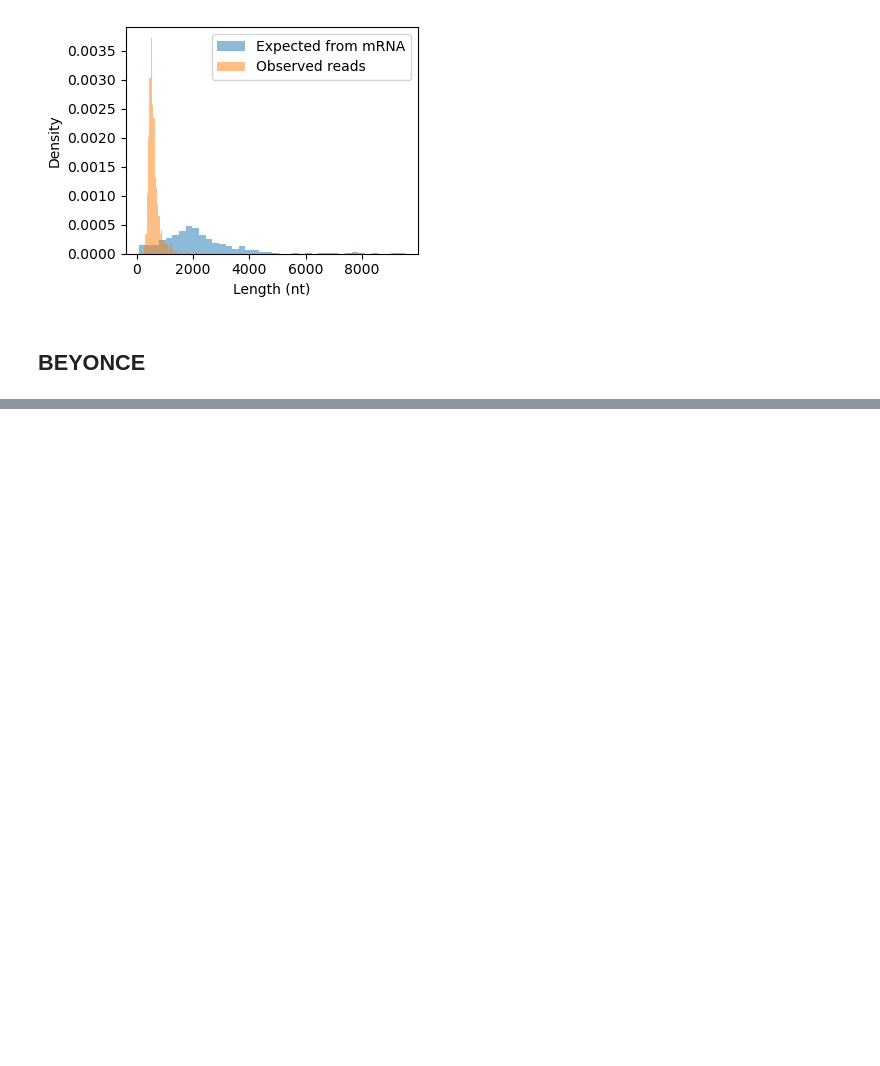
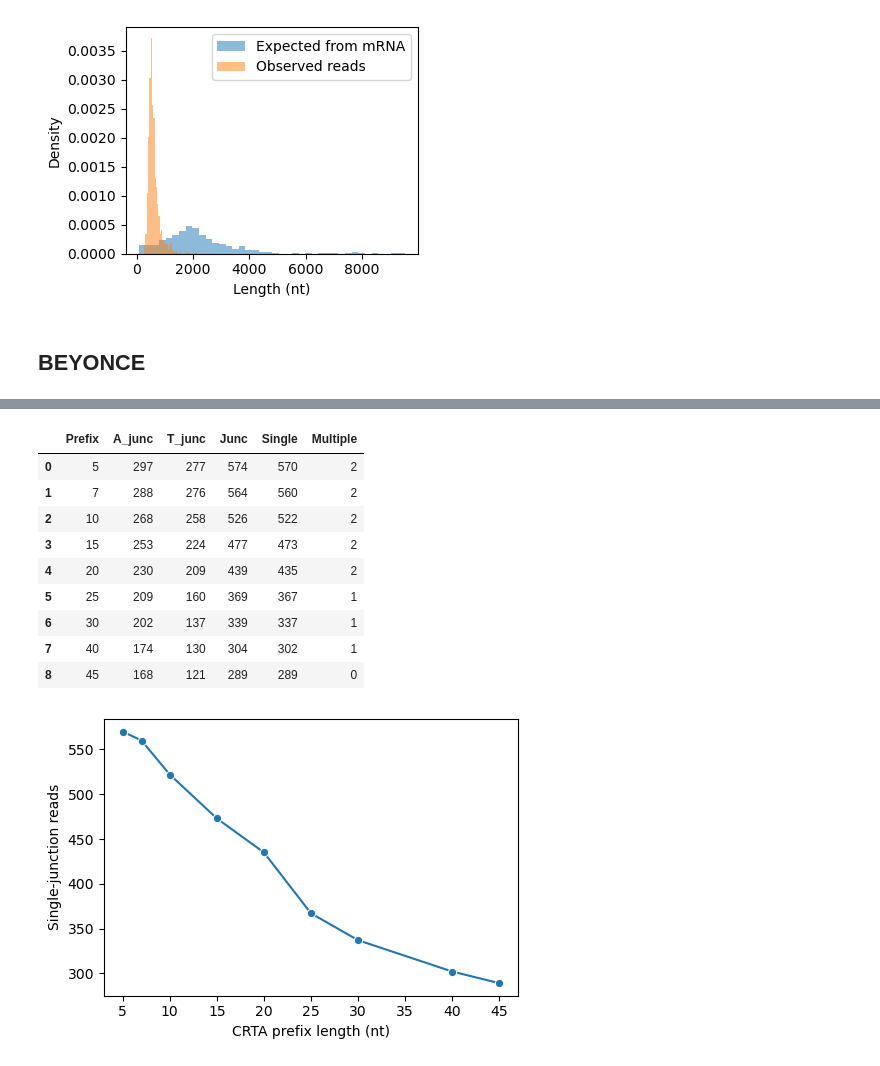
Before and after one commit to ih-11/hmm-3end, a Jupyter notebook: notebooks/qcfastq.ipynb, the cells around one changed output, grey strips where cells are left out. Cells and saved outputs as stored; diff of their text form; code cells hidden in the pictures; blank space fills up the shorter version.

```diff
--- a/notebooks/qcfastq.ipynb
+++ b/notebooks/qcfastq.ipynb
@@ -339,0 +608,58 @@ plt.show()
+# %%
+# ============================================
+# How does CRTA prefix length affect junction recovery?
+# ============================================
+
+prefixes = [5, 7, 10, 15, 20, 25, 30, 40, len(crta)]
+apat    = re.compile(f"A{{{min_len},}}")
+tpat    = re.compile(f"T{{{min_len},}}")
+rows    = []
+
+for n in prefixes:
+	adapter = crta[:n]
+
+	counts = {
+		"A_junc"  : 0,
+		"T_junc"  : 0,
+		"Junc"    : 0,
+		"Single"  : 0,
+		"Multiple": 0,
+	}
+
+	for seq in reads_df["seq"]:
+		ams = [m for m in apat.finditer(seq) if seq[m.end():].startswith(adapter)]
+		tms = [m for m in tpat.finditer(seq) if korflab.anti(seq[:m.start()]).startswith(adapter)]
+		nj  = len(ams) + len(tms)
+
+		counts["A_junc"] += len(ams)
+		counts["T_junc"] += len(tms)
+		counts["Junc"]   += nj
+
+		if nj == 1:   counts["Single"]   += 1
+		elif nj > 1: counts["Multiple"] += 1
+
+	rows.append({"Prefix": n, **counts})
+
+prefix_df = pd.DataFrame(rows)
+display(prefix_df)
+
+plt.figure(figsize=(5, 3.5))
+sns.lineplot(data=prefix_df, x="Prefix", y="Single", marker="o")
+
+plt.xlabel("CRTA prefix length (nt)")
+plt.ylabel("Single-junction reads")
+
+plt.tight_layout()
+plt.show()
+# %% [output]
+|  | Prefix | A_junc | T_junc | Junc | Single | Multiple |
+| 0 | 5 | 297 | 277 | 574 | 570 | 2 |
+| 1 | 7 | 288 | 276 | 564 | 560 | 2 |
+| 2 | 10 | 268 | 258 | 526 | 522 | 2 |
+| 3 | 15 | 253 | 224 | 477 | 473 | 2 |
+| 4 | 20 | 230 | 209 | 439 | 435 | 2 |
+| 5 | 25 | 209 | 160 | 369 | 367 | 1 |
+| 6 | 30 | 202 | 137 | 339 | 337 | 1 |
+| 7 | 40 | 174 | 130 | 304 | 302 | 1 |
+| 8 | 45 | 168 | 121 | 289 | 289 | 0 |
+[figure, added]
```
Also changed, not shown: parts of 10 cells of this notebook, 3 other files.
